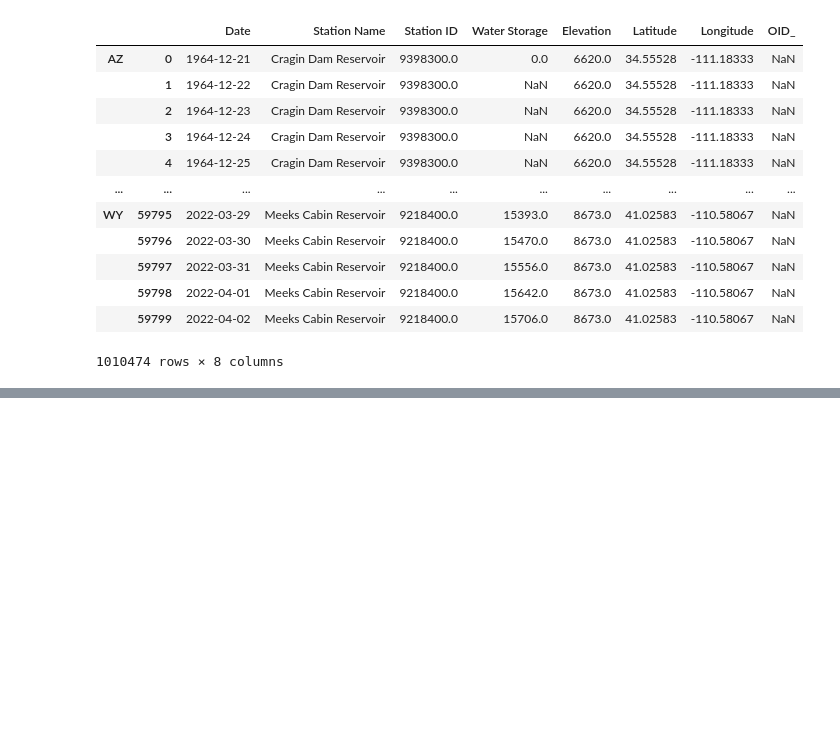
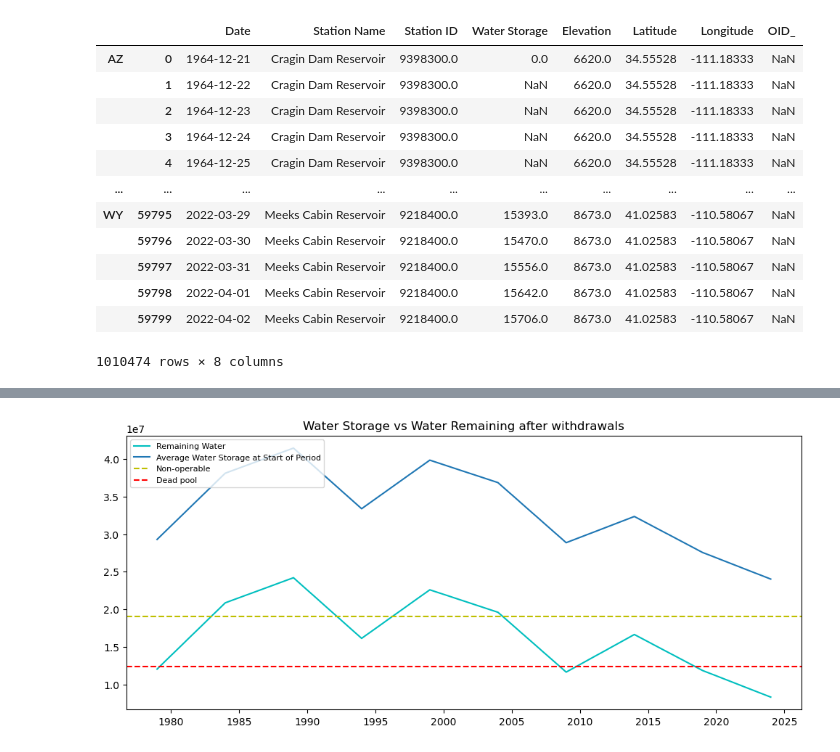
Before and after one commit to NaavSD/CO_River_Basin_SWE, a Jupyter notebook: Notebooks/Project_EDA.ipynb, the cells around one changed output, grey strips where cells are left out. Saved outputs shown, nothing was run; the diff lists cells and outputs as text; code cells hidden in the pictures; blank space fills up the shorter version.

```diff
--- a/Notebooks/Project_EDA.ipynb
+++ b/Notebooks/Project_EDA.ipynb
@@ -178,0 +396,3 @@ snow_data
+# %%
+for i in water_withdrawals.columns:
+        water_withdrawals[i] = water_withdrawals[i]*1233.48
@@ -178,0 +401,5 @@ snow_data
+# %%
+graphing = masterdata.join(water_withdrawals.drop(columns=['HY-ToUse', 'PS-WTotl'])).resample('5Y').median()
+# %%
+graphing = graphing.fillna(value=None, method='backfill', axis=None, limit=None, downcast=None)
+graphing = graphing.fillna(value=None, method='ffill', axis=None, limit=None, downcast=None)
@@ -178,0 +421,2 @@ snow_data
+# %%
+graphing['Remaining Water'] = graphing['Water Storage'] + graphing['Total Withdrawals']
@@ -178,0 +438,12 @@ snow_data
+# %%
+# Plot
+plt.figure(figsize=(12,5), dpi=100)
+plt.plot(graphing['Remaining Water'], label='Remaining Water', color = 'c' )
+plt.plot(graphing['Water Storage'], label='Average Water Storage at Start of Period')
+plt.axhline(graphing['Water Storage'].max()*0.46, color='y', linestyle='--', label= 'Non-operable')
+plt.axhline(graphing['Water Storage'].max()*0.30, color='r', linestyle='--', label= 'Dead pool')
+plt.title('Water Storage vs Water Remaining after withdrawals')
+plt.legend(loc='upper left', fontsize=8)
+plt.show();
+# %% [output]
+[figure, added]
```
Also changed, not shown: parts of 34 cells of this notebook, 15 other files.
